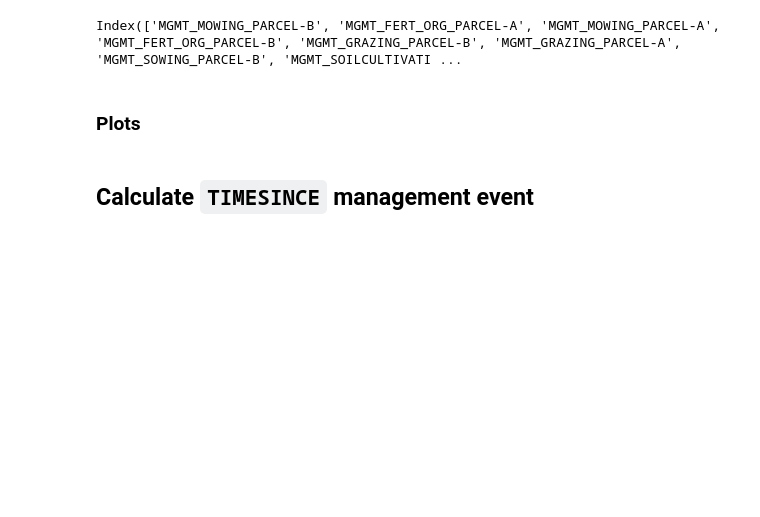
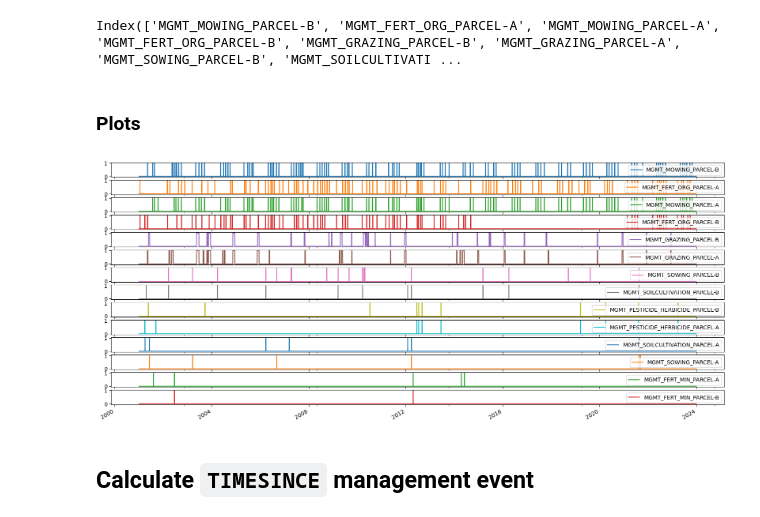
Before and after one commit to holukas/dataset_cha_fp2024_2005-2023, a Jupyter notebook: notebooks/15_MANAGEMENT/16.0_ConvertMgmtToTimeseries.ipynb, the cells around one changed output. Cells and saved outputs as stored; diff of their text form; code cells hidden in the pictures; blank space fills up the shorter version.

```diff
--- a/notebooks/15_MANAGEMENT/16.0_ConvertMgmtToTimeseries.ipynb
+++ b/notebooks/15_MANAGEMENT/16.0_ConvertMgmtToTimeseries.ipynb
@@ -481,7 +473,9 @@ Index(['MGMT_MOWING_PARCEL-B', 'MGMT_FERT_ORG_PARCEL-A', 'MGMT_MOWING_PARCEL-A',
 # %% [markdown]
 ### Plots
 # %%
-mgmt.plot(x_compat=True, subplots=True, figsize=(20, 9));
+mgmt_daily.plot(x_compat=True, subplots=True, figsize=(20, 9));
+# %% [output]
+[figure, added]
 # %% [markdown]
 ## Calculate `TIMESINCE` management event
 # %%
```
Also changed, not shown: parts of 66 cells of this notebook, 3 other files.
